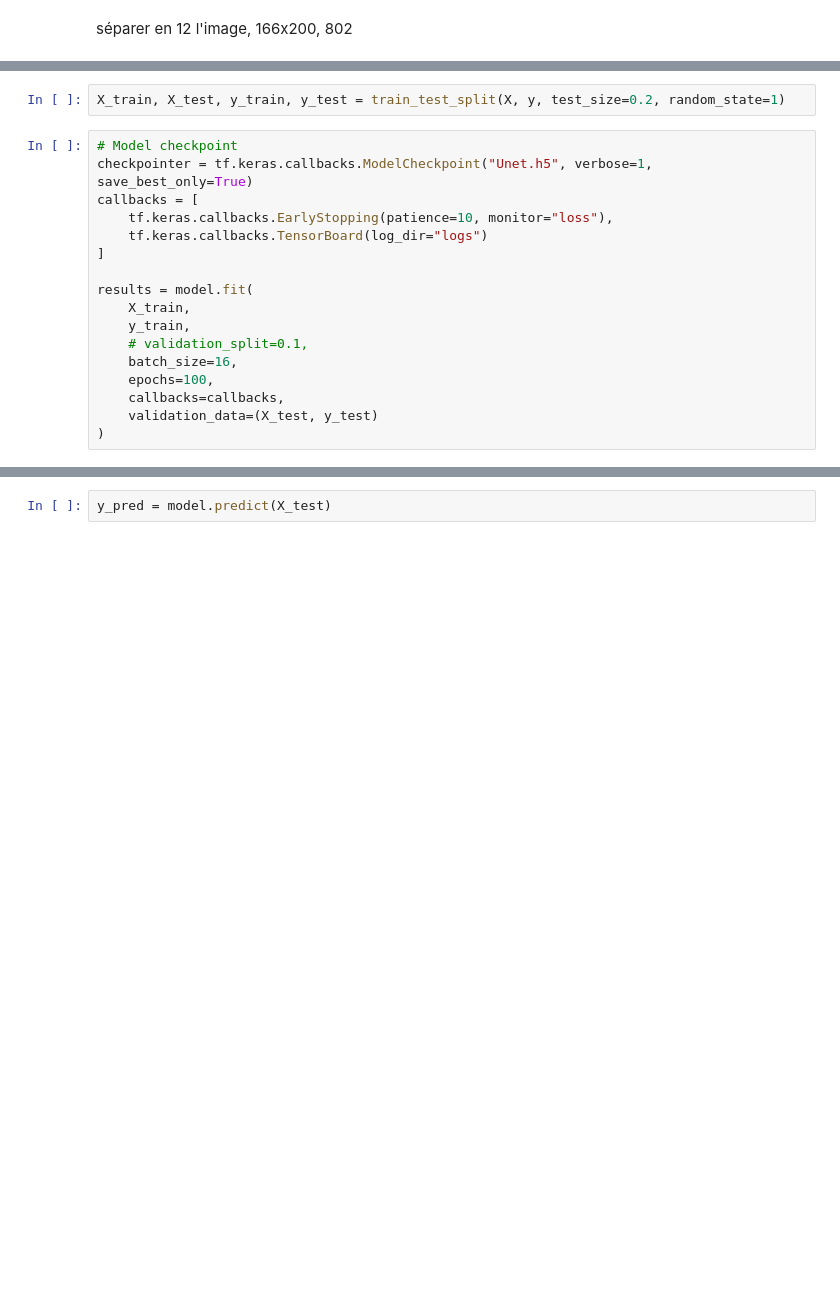
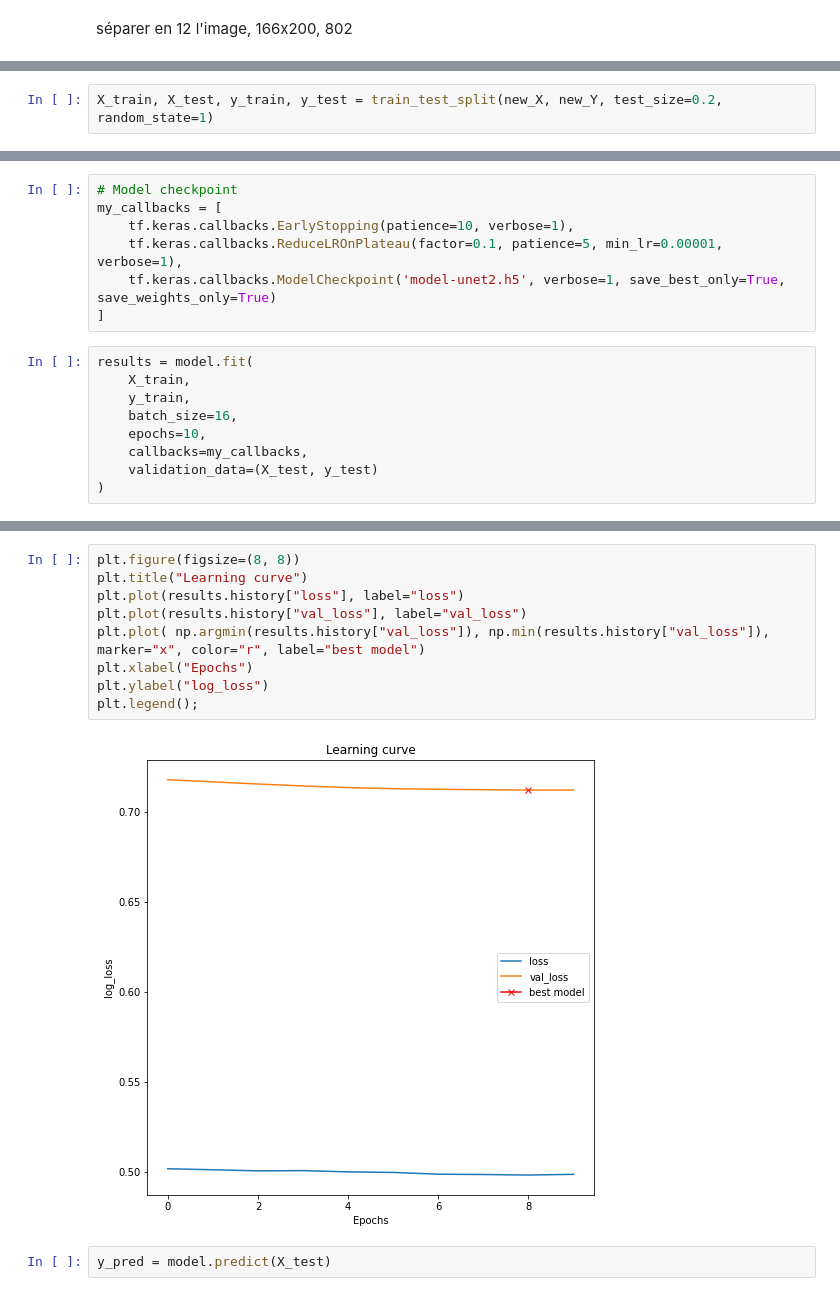
Before and after one commit to DeeeeepLearning/DeepLearning, a Jupyter notebook: Unet tuto.ipynb, the cells around one changed output, grey strips where cells are left out. Saved outputs shown, nothing was run; the diff lists cells and outputs as text; blank space fills up the shorter version.

```diff
--- a/Unet tuto.ipynb
+++ b/Unet tuto.ipynb
@@ -238,19 +238,2 @@ y.shape
 # %%
-X_train, X_test, y_train, y_test = train_test_split(X, y, test_size=0.2, random_state=1)
+X_train, X_test, y_train, y_test = train_test_split(new_X, new_Y, test_size=0.2, random_state=1)
-# %%
-# Model checkpoint
-checkpointer = tf.keras.callbacks.ModelCheckpoint("Unet.h5", verbose=1, save_best_only=True)
-callbacks = [
-    tf.keras.callbacks.EarlyStopping(patience=10, monitor="loss"),
-    tf.keras.callbacks.TensorBoard(log_dir="logs")
-]
-
-results = model.fit(
-    X_train,
-    y_train,
-    # validation_split=0.1,
-    batch_size=16,
-    epochs=100,
-    callbacks=callbacks,
-    validation_data=(X_test, y_test)
-)
@@ -258,0 +240,16 @@ y_pred.shape
+# %%
+# Model checkpoint
+my_callbacks = [
+    tf.keras.callbacks.EarlyStopping(patience=10, verbose=1),
+    tf.keras.callbacks.ReduceLROnPlateau(factor=0.1, patience=5, min_lr=0.00001, verbose=1),
+    tf.keras.callbacks.ModelCheckpoint('model-unet2.h5', verbose=1, save_best_only=True, save_weights_only=True)
+]
+# %%
+results = model.fit(
+    X_train,
+    y_train,
+    batch_size=16,
+    epochs=10,
+    callbacks=my_callbacks,
+    validation_data=(X_test, y_test)
+)
@@ -259,2 +274,13 @@ y_pred.shape
+# %%
+plt.figure(figsize=(8, 8))
+plt.title("Learning curve")
+plt.plot(results.history["loss"], label="loss")
+plt.plot(results.history["val_loss"], label="val_loss")
+plt.plot( np.argmin(results.history["val_loss"]), np.min(results.history["val_loss"]), marker="x", color="r", label="best model")
+plt.xlabel("Epochs")
+plt.ylabel("log_loss")
+plt.legend();
+# %% [output]
+[figure, added]
 # %%
 y_pred = model.predict(X_test)
```
Also changed, not shown: parts of 24 cells of this notebook, 2 other files.
